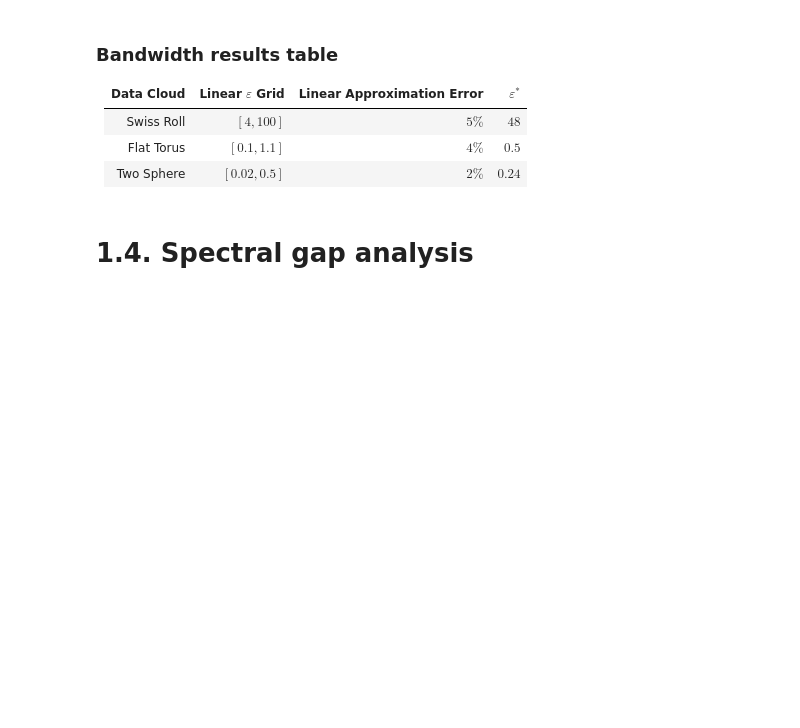
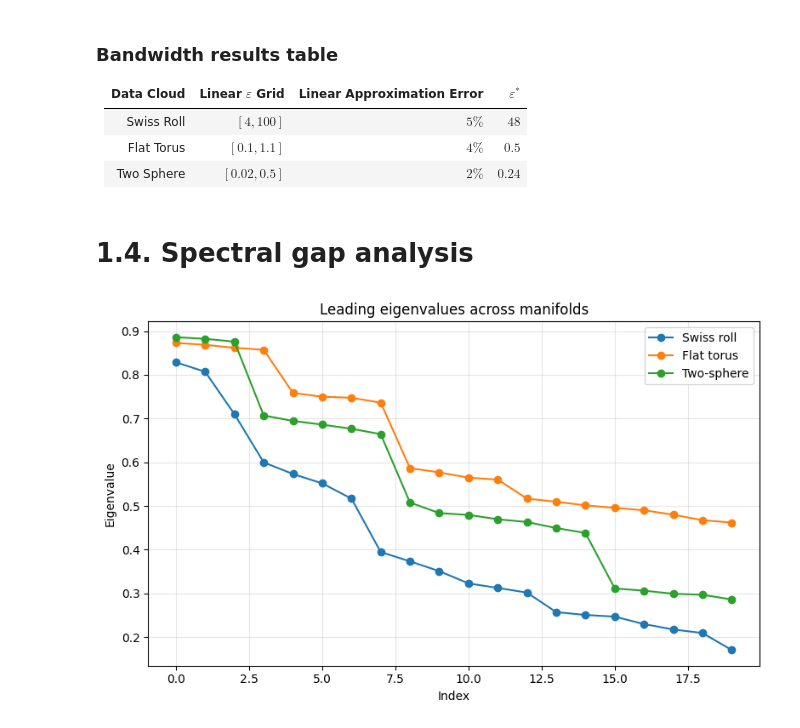
Before and after one commit to adamfowliee/JDKF_Starter, a Jupyter notebook: InitialTasks/diffusion.ipynb, the cells around one changed output. Saved outputs shown, nothing was run; the diff lists cells and outputs as text; code cells hidden in the pictures; blank space fills up the shorter version.

```diff
--- a/InitialTasks/diffusion.ipynb
+++ b/InitialTasks/diffusion.ipynb
@@ -230,12 +247,15 @@ X_torus = flat_torus()
 # %% [markdown]
 ## Two-sphere
 # %%
-def two_sphere(n: int = 2000):
+def two_sphere(n: int = 2000, angles=False):
     u, v = np.random.uniform(low=0, high=1, size=n), np.random.uniform(low=0, high=1, size=n)
     theta = np.arccos(1 - 2*u)
     phi = 2 * np.pi * v
 
-    return np.stack((np.sin(theta)*np.cos(phi), np.sin(theta)*np.sin(phi), np.cos(theta)), axis=1)
+    X = np.stack((np.sin(theta)*np.cos(phi), np.sin(theta)*np.sin(phi), np.cos(theta)), axis=1)
+    if angles:
+        return X, theta, phi
+    return X
 
 X_sphere = two_sphere()
 #Psi_sphere = embedding_real(X_sphere, k=2)
@@ -491,0 +544,34 @@ fig.tight_layout()
+# %%
+manifold_matrices = {
+    "Swiss roll": P_sr,
+    "Flat torus": P_ft,
+    "Two-sphere": P_ts,
+}
+
+eigenvalues = {}
+eigenvectors = {}
+
+for name, matrix in manifold_matrices.items():
+    w, v = sp.sparse.linalg.eigs(matrix, k=21, which="LR")
+    idx = np.argsort(w.real)[::-1]
+    w = w.real[idx][1:]
+    v = v.real[:, idx][1:]
+
+    imag_max = np.max(np.abs(np.imag(w)))
+    if imag_max < 1e-12:
+        eigenvalues[name] = w.real
+        eigenvectors[name] = v.real
+    else:
+        raise ValueError(f"Non-trivial imaginary values in eigenvalues for {name}")
+# %%
+plt.figure(figsize=(8, 5))
+for name, w in eigenvalues.items():
+    plt.plot(w, marker='o', label=name)
+plt.title('Leading eigenvalues across manifolds')
+plt.xlabel('Index')
+plt.ylabel('Eigenvalue')
+plt.legend()
+plt.grid(True, alpha=0.3)
+plt.tight_layout()
+# %% [output]
+[figure, added]
```
Also changed, not shown: parts of 16 cells of this notebook.
